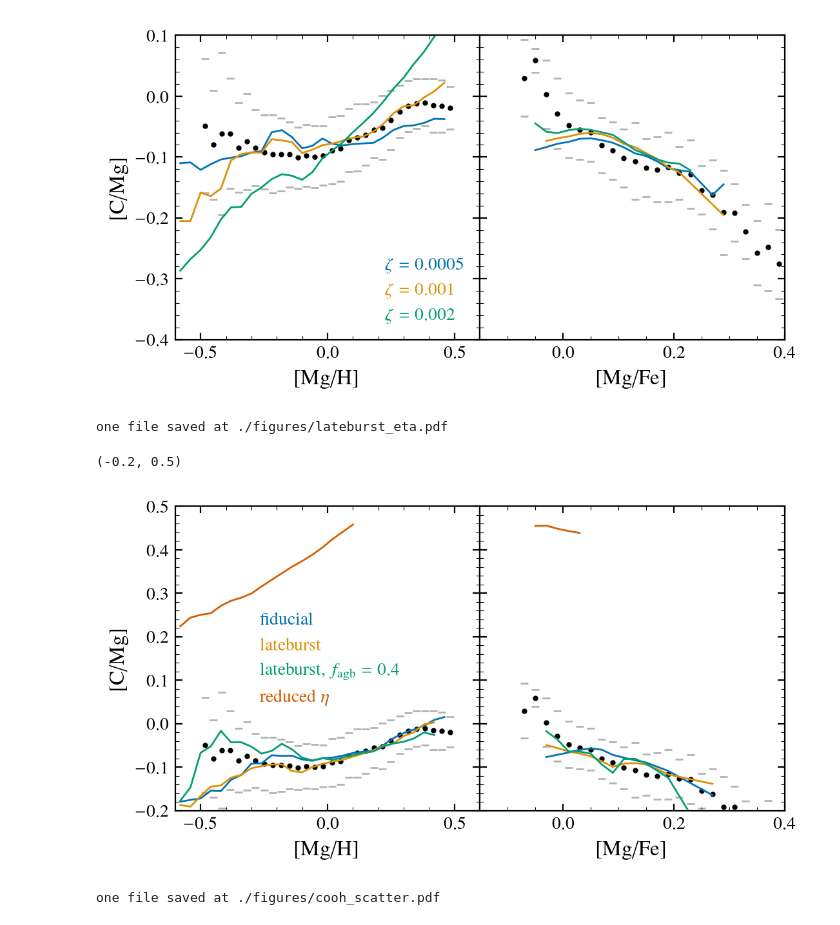
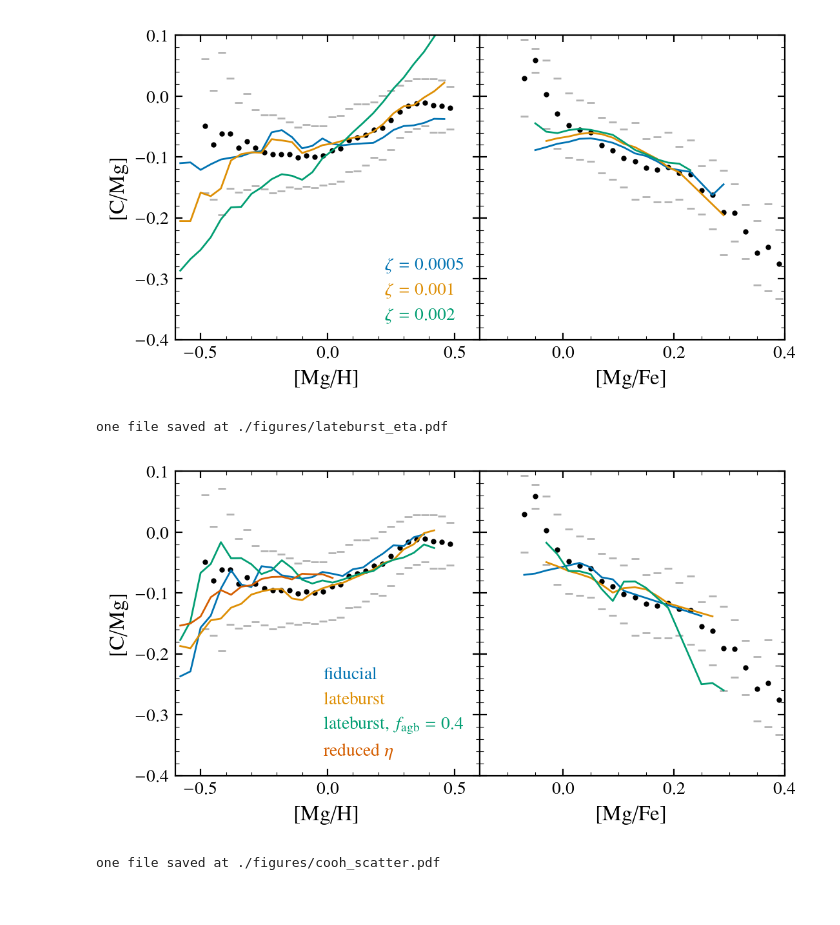
Before and after one commit to aeyobd/surp, a Jupyter notebook: carbon_paper/new_models.ipynb, the cells around one changed output. Saved outputs shown, nothing was run; the diff lists cells and outputs as text; code cells hidden in the pictures.

```diff
--- a/carbon_paper/new_models.ipynb
+++ b/carbon_paper/new_models.ipynb
@@ -158,15 +185,13 @@ one file saved at ./figures/beta.pdf
 [figure]
 # %%
 names = ["C11_f0.2_eta1_beta0.001", "C11_f0.2_eta1_beta0.001_lateburst1.5",
-         "C11_f0.4_eta1_beta0.001_lateburst1.5", "C11_f0.2_eta0.3_beta0.002"]
+         "C11_f0.4_eta1_beta0.001_lateburst1.5", "C11_f0.2_eta0.3_beta0.001"]
 
 labels=["fiducial", "lateburst", "lateburst, $f_{\\rm agb}=0.4$", r"reduced $\eta$"]
 compare(names, labels, filename="lateburst_eta.pdf")
-plt.ylim(-0.2, 0.5)
 # %% [output]
 one file saved at ./figures/lateburst_eta.pdf
-(-0.2, 0.5)
-[figure, old version]
+[figure, new version]
 # %%
 width = 4
 ϕ = np.sqrt(2)
```
Also changed, not shown: parts of 8 cells of this notebook, 6 other files.
